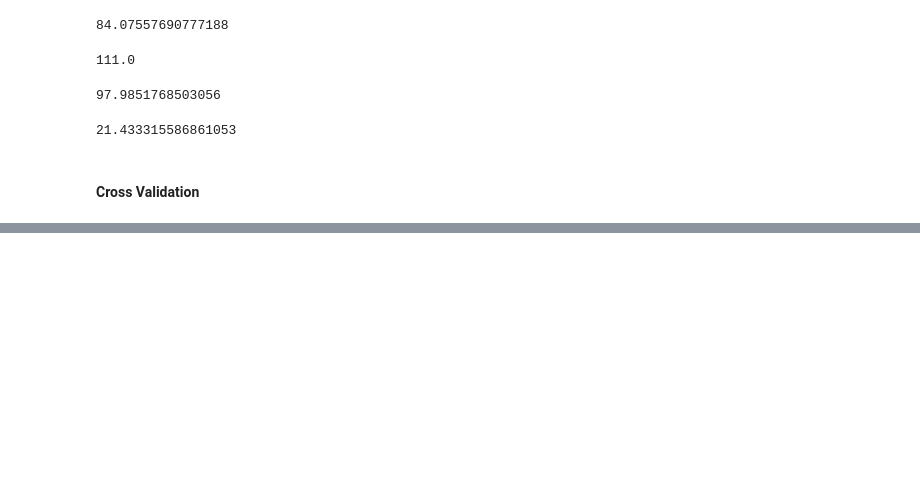
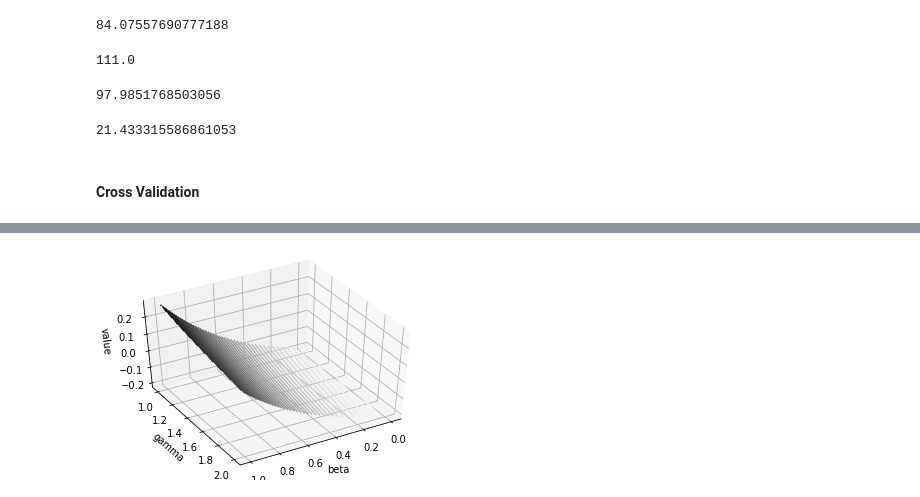
Before and after one commit to Anhtu07/Community-Detection, a Jupyter notebook: Debian Mailing List.ipynb, the cells around one changed output, grey strips where cells are left out. Saved outputs shown, nothing was run; the diff lists cells and outputs as text; code cells hidden in the pictures; blank space fills up the shorter version.

```diff
--- a/Debian Mailing List.ipynb
+++ b/Debian Mailing List.ipynb
@@ -788,0 +871,5 @@ other score:
+# %%
+ax.view_init(45, 60)
+fig
+# %% [output]
+[figure, added]
```
Also changed, not shown: parts of 20 cells of this notebook.
